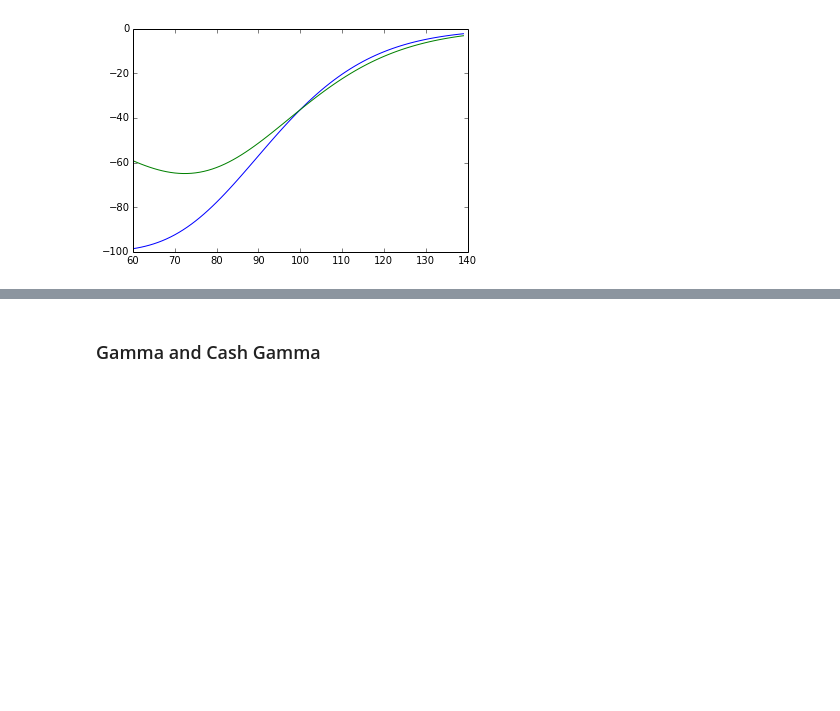
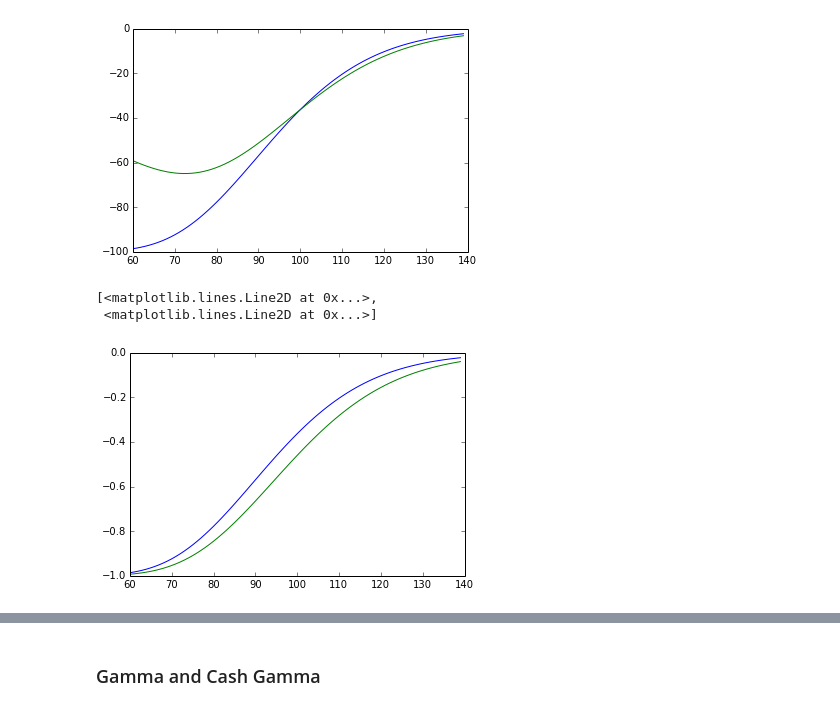
Before and after one commit to oditorium/blog, a Jupyter notebook: iPython/OptionPricing-Test.ipynb, the cells around one changed output, grey strips where cells are left out. Drawn from its saved outputs; the diff is of its cells as text; code cells hidden in the pictures; blank space fills up the shorter version.

Commit message:
[OptionPricing.py] added forward deltas
the forward delta implementation was a stub, now it should be working
also adjusted the notebook

...

...

```diff
--- a/iPython/OptionPricing-Test.ipynb
+++ b/iPython/OptionPricing-Test.ipynb
@@ -35,3 +36,9 @@ plot(spot, list((100.*o.Delta(spot=s),o.DeltaCash(spot=s)) for s in spot))
 [<matplotlib.lines.Line2D at 0x...>,
  <matplotlib.lines.Line2D at 0x...>]
 [figure]
+# %%
+plot(spot, list((o.Delta(spot=s),o.DeltaFwd(fwd=s)) for s in spot))
+# %% [output]
+[<matplotlib.lines.Line2D at 0x...>,
+ <matplotlib.lines.Line2D at 0x...>]
+[figure, added]
```
Also changed, not shown: parts of 2 cells of this notebook, 1 other file.
